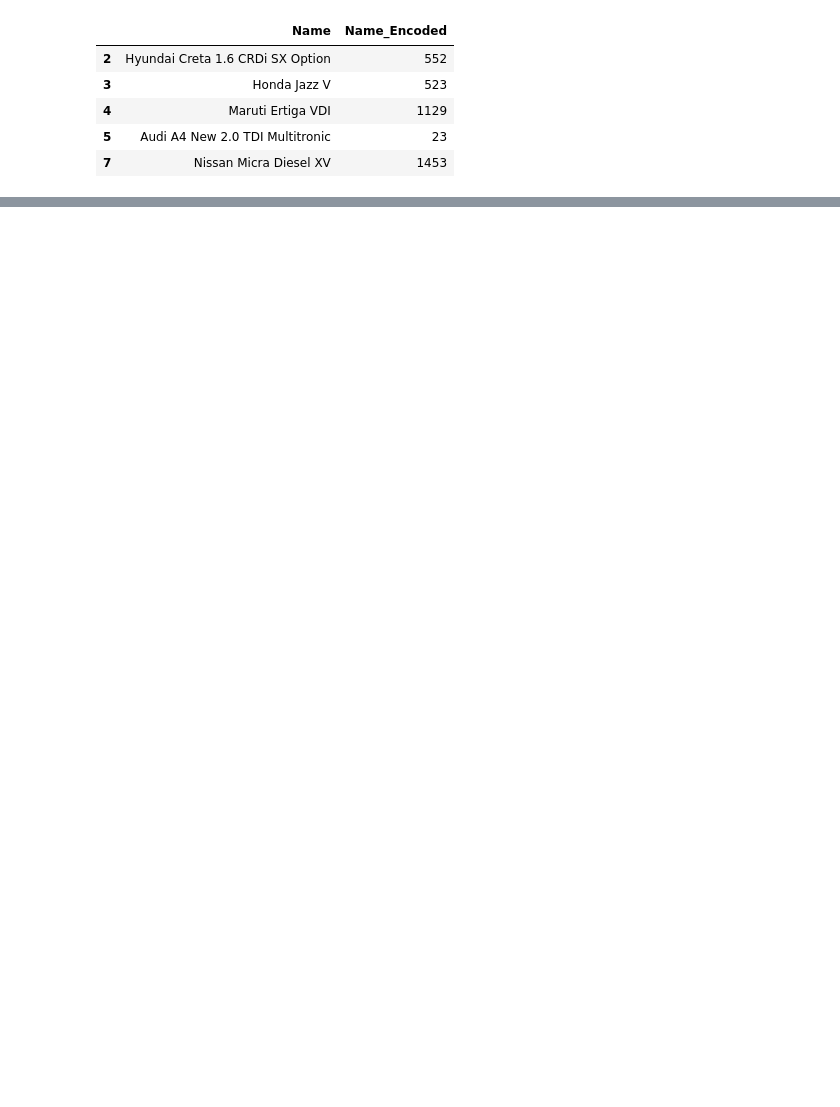
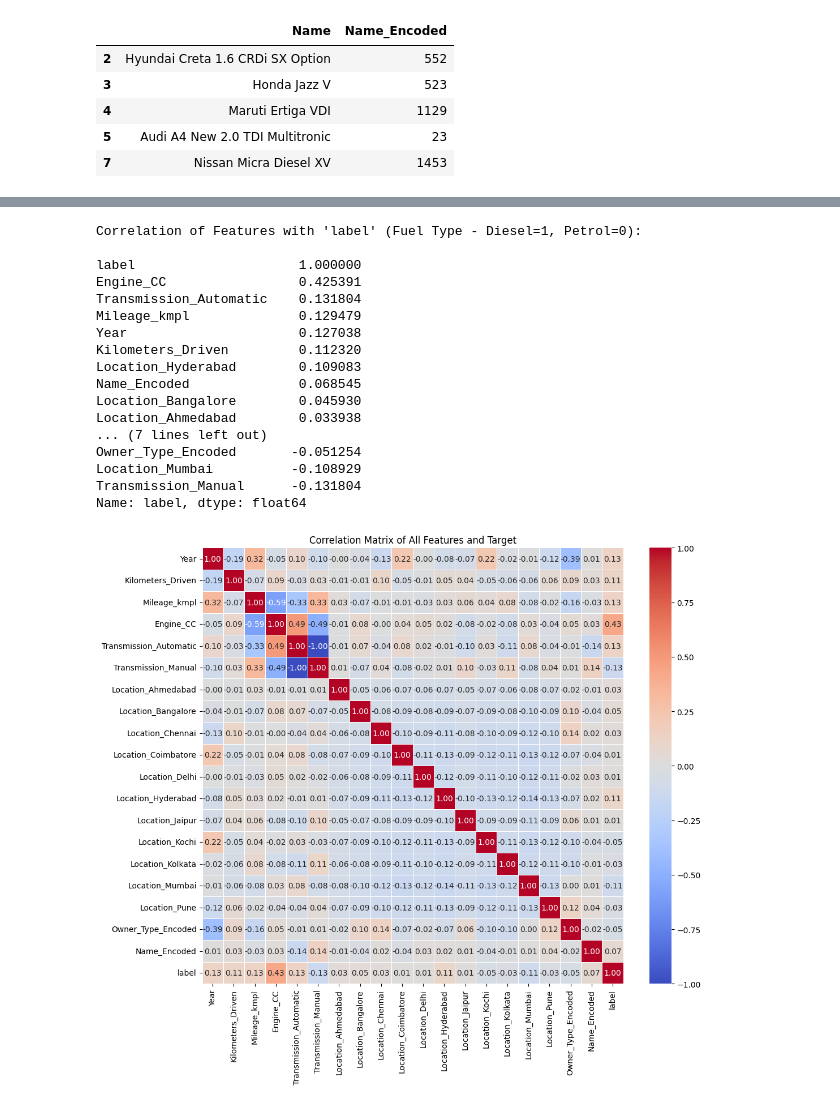
Before and after one commit to AnnabelleMcSharry/AI-ML-Car-Data, a Jupyter notebook: Task1.ipynb, the cells around one changed output, grey strips where cells are left out. Cells and saved outputs as stored; diff of their text form; code cells hidden in the pictures; blank space fills up the shorter version.

```diff
--- a/Task1.ipynb
+++ b/Task1.ipynb
@@ -281,0 +279,10 @@ display(Cars.head())
+# %%
+# Convert 'Fuel_Type' to a numerical 'label' column: Petrol=0, Diesel=1
+# We use a mapping to assign numerical values to the fuel types.
+Cars['label'] = Cars['Fuel_Type'].map({'Petrol': 0, 'Diesel': 1})
+
+# Drop the original 'Fuel_Type' column as it has been replaced by 'label'
+Cars = Cars.drop('Fuel_Type', axis=1)
+
+# Display the head of the DataFrame to show the new 'label' column
+display(Cars.head())
@@ -281,0 +300,43 @@ display(Cars.head())
+# %%
+import matplotlib.pyplot as plt
+import seaborn as sns
+
+# Separate features (X) and target (y)
+X = Cars.drop('label', axis=1)
+y = Cars['label']
+
+# Calculate the correlation matrix
+correlation_matrix = Cars.corr(numeric_only=True)
+
+# Get correlations with the target variable 'label'
+correlation_with_label = correlation_matrix['label'].sort_values(ascending=False)
+
+print("Correlation of Features with 'label' (Fuel Type - Diesel=1, Petrol=0):\n")
+print(correlation_with_label)
+
+# Visualize the correlations with a heatmap
+plt.figure(figsize=(12, 10))
+sns.heatmap(correlation_matrix, annot=True, cmap='coolwarm', fmt=".2f", linewidths=.5)
+plt.title('Correlation Matrix of All Features and Target')
+plt.show()
+
+#heat map does not immediately show any very strong correlations
+# %% [output]
+Correlation of Features with 'label' (Fuel Type - Diesel=1, Petrol=0):
+
+label                     1.000000
+Engine_CC                 0.425391
+Transmission_Automatic    0.131804
+Mileage_kmpl              0.129479
+Year                      0.127038
+Kilometers_Driven         0.112320
+Location_Hyderabad        0.109083
+Name_Encoded              0.068545
+Location_Bangalore        0.045930
+Location_Ahmedabad        0.033938
+... (7 lines left out)
+Owner_Type_Encoded       -0.051254
+Location_Mumbai          -0.108929
+Transmission_Manual      -0.131804
+Name: label, dtype: float64
+[figure, added]
```
Also changed, not shown: parts of 11 cells of this notebook.
